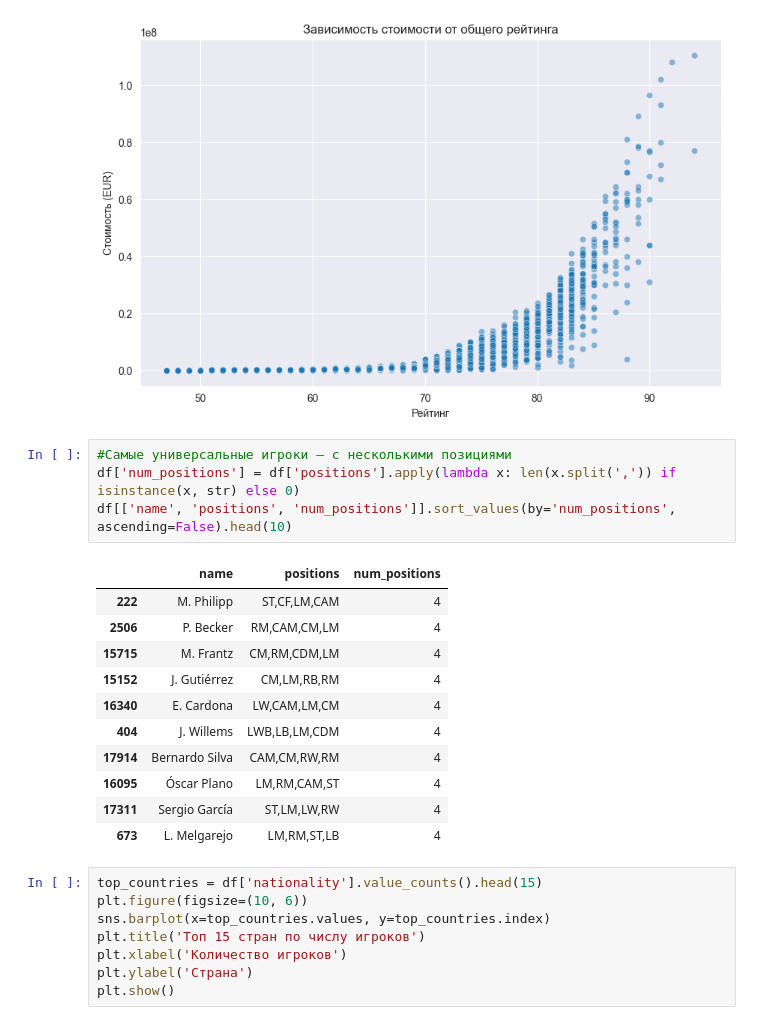
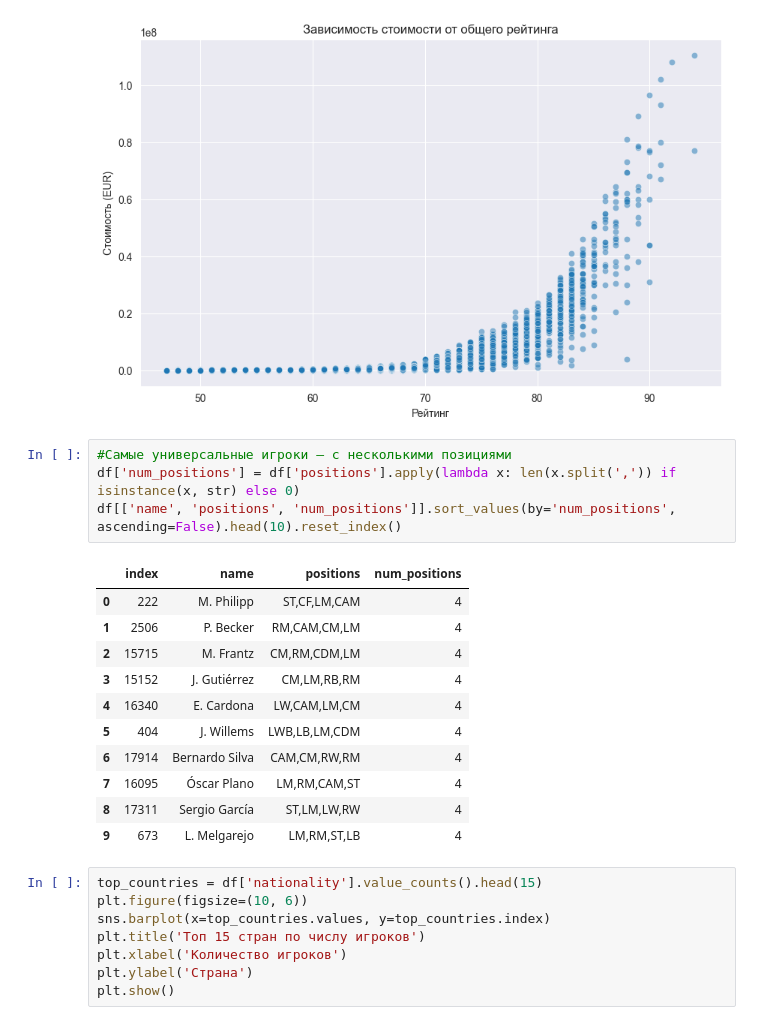
Before and after one commit to Muminov-05/Fifa-Players, a Jupyter notebook: Fifa Players.ipynb, the cells around one changed output. Drawn from its saved outputs; the diff is of its cells as text.

```diff
--- a/Fifa Players.ipynb
+++ b/Fifa Players.ipynb
@@ -132,19 +123,19 @@ plt.show()
 # %%
 #Самые универсальные игроки — с несколькими позициями
 df['num_positions'] = df['positions'].apply(lambda x: len(x.split(',')) if isinstance(x, str) else 0)
-df[['name', 'positions', 'num_positions']].sort_values(by='num_positions', ascending=False).head(10)
+df[['name', 'positions', 'num_positions']].sort_values(by='num_positions', ascending=False).head(10).reset_index()
 # %% [output]
-|  | name | positions | num_positions |
-| 222 | M. Philipp | ST,CF,LM,CAM | 4 |
-| 2506 | P. Becker | RM,CAM,CM,LM | 4 |
-| 15715 | M. Frantz | CM,RM,CDM,LM | 4 |
-| 15152 | J. Gutiérrez | CM,LM,RB,RM | 4 |
-| 16340 | E. Cardona | LW,CAM,LM,CM | 4 |
-| 404 | J. Willems | LWB,LB,LM,CDM | 4 |
-| 17914 | Bernardo Silva | CAM,CM,RW,RM | 4 |
-| 16095 | Óscar Plano | LM,RM,CAM,ST | 4 |
-| 17311 | Sergio García | ST,LM,LW,RW | 4 |
-| 673 | L. Melgarejo | LM,RM,ST,LB | 4 |
+|  | index | name | positions | num_positions |
+| 0 | 222 | M. Philipp | ST,CF,LM,CAM | 4 |
+| 1 | 2506 | P. Becker | RM,CAM,CM,LM | 4 |
+| 2 | 15715 | M. Frantz | CM,RM,CDM,LM | 4 |
+| 3 | 15152 | J. Gutiérrez | CM,LM,RB,RM | 4 |
+| 4 | 16340 | E. Cardona | LW,CAM,LM,CM | 4 |
+| 5 | 404 | J. Willems | LWB,LB,LM,CDM | 4 |
+| 6 | 17914 | Bernardo Silva | CAM,CM,RW,RM | 4 |
+| 7 | 16095 | Óscar Plano | LM,RM,CAM,ST | 4 |
+| 8 | 17311 | Sergio García | ST,LM,LW,RW | 4 |
+| 9 | 673 | L. Melgarejo | LM,RM,ST,LB | 4 |
 # %%
 top_countries = df['nationality'].value_counts().head(15)
 plt.figure(figsize=(10, 6))
```
Also changed, not shown: parts of 3 cells of this notebook.
